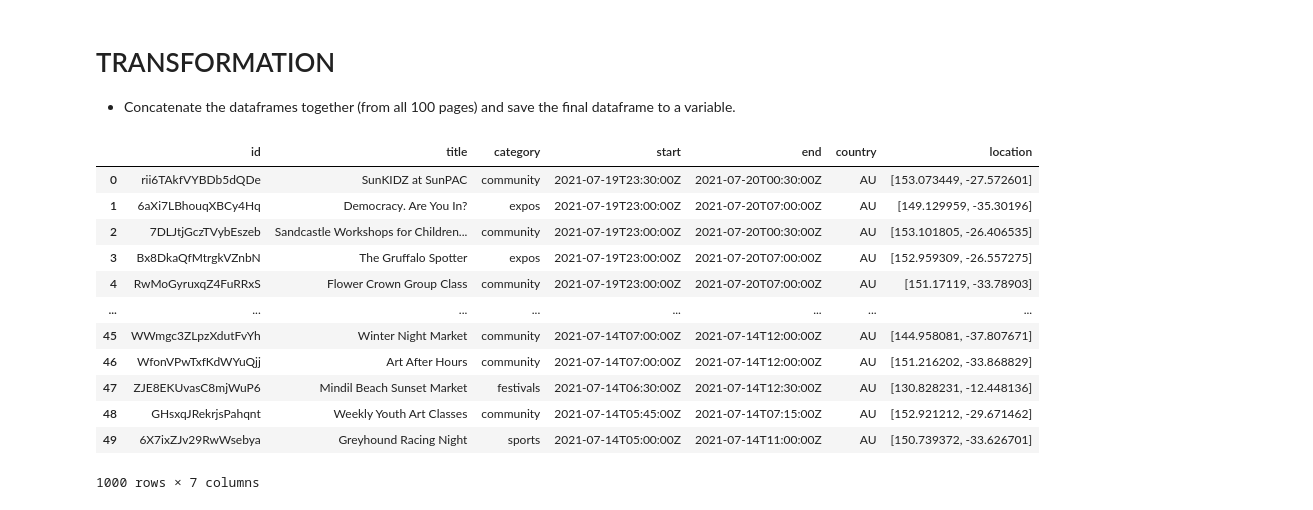
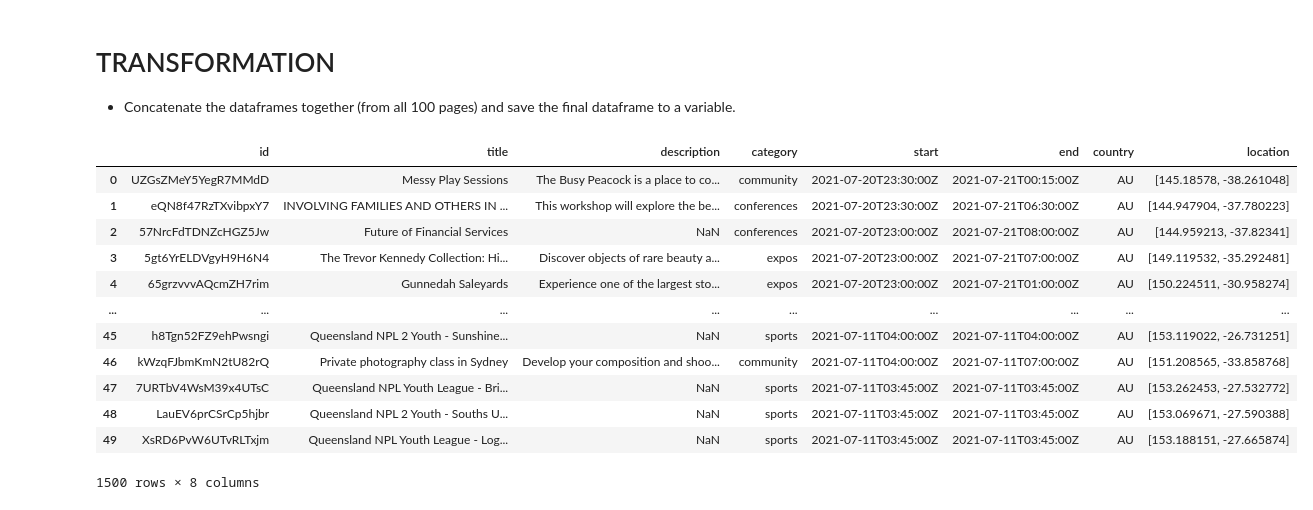
Before and after one commit to annabelcheong/project2, a Jupyter notebook: events.ipynb, the cells around one changed output. Cells and saved outputs as stored; diff of their text form; code cells hidden in the pictures.

Commit message:
merged dataframes

```diff
--- a/events.ipynb
+++ b/events.ipynb
@@ -192,10 +192,12 @@ for i in range (0,500,50):
 # %%
 # Create variable "entries" to store the list of dictionaries;
 # Each loop will contain a dictionary (as each pandas dataframe is a dictionaries).
-entries=[]
+events_entries=[]
+address_entries=[]
+
 
 # Do a 'for loop' which loops from index 0 to 5000, at muliples of 50 (as API page can only call 50 entries max each time)
-for i in range(0,1000,50):
+for i in range(0,1500,50):
 
     response = requests.get(
         url=f"https://api.predicthq.com/v1/events?offset={i}&limit=50",
@@ -217,15 +219,20 @@ for i in range(0,1000,50):
     data1 = data['results']
     # Save to variable "events_df" the dictionary (data> results)
     events_df = pd.json_normalize(data, ['results'], errors='ignore')
-    f_address_df = pd.json_normalize(data1,['entities'], errors='ignore')
+    # print(events_df.head(3))
+    address_df = pd.json_normalize(data1,['entities'], errors='ignore')
+    # print(address_df.head(3))
+
     # Extract out only required variables (column headings)
-    events_df = events_df[["id","title","description","category","start","end","country","location"]
-    f_address_df = f_address_df[[]]
+    events_df = events_df[["id","title","description","category","start","end","country","location"]]
+    print(events_df.head(3))
+    address_df = address_df[["name","formatted_address"]]
+    print(address_df.head(3))
 
+    events_entries.append(events_df)
+    address_entries.append(address_df)
 
-
-
-    entries.append(events_df)
-
-    print(entries)
+    # TEST
+    # print(events_entries)
+    # print(address_entries)
 # %% [output]
@@ -250,22 +257,28 @@ for i in range(0,1000,50):
 # TRANSFORMATION
 - Concatenate the dataframes together (from all 100 pages) and save the final dataframe to a variable.
 # %%
-# Concatenate all the dictionaries within list "entries".
-# i.e. Convert list "entries" to contain the data in the 1 dictionary.
-# Save into variable "entries_df"
-entries_df = pd.concat(entries)
-entries_df
+# Concatenate all the dictionaries within list "events_entries".
+# i.e. Convert list to contain the data in the 1 dictionary.
+# Save into variable "events_entries_df"
+events_entries_df = pd.concat(events_entries)
+
+# Replace fields which a blank with NaN value
+nan_value = float("NaN")
+events_entries_df.replace("", nan_value, inplace=True)
+
+events_entries_df.dropna(subset = ["title"], inplace=True)
+events_entries_df
 # %% [output]
-|  | id | title | category | start | end | country | location |
-| 0 | rii6TAkfVYBDb5dQDe | SunKIDZ at SunPAC | community | 2021-07-19T23:30:00Z | 2021-07-20T00:30:00Z | AU | [153.073449, -27.572601] |
-| 1 | 6aXi7LBhouqXBCy4Hq | Democracy. Are You In? | expos | 2021-07-19T23:00:00Z | 2021-07-20T07:00:00Z | AU | [149.129959, -35.30196] |
-| 2 | 7DLJtjGczTVybEszeb | Sandcastle Workshops for Children... | community | 2021-07-19T23:00:00Z | 2021-07-20T00:30:00Z | AU | [153.101805, -26.406535] |
-| 3 | Bx8DkaQfMtrgkVZnbN | The Gruffalo Spotter | expos | 2021-07-19T23:00:00Z | 2021-07-20T07:00:00Z | AU | [152.959309, -26.557275] |
-| 4 | RwMoGyruxqZ4FuRRxS | Flower Crown Group Class | community | 2021-07-19T23:00:00Z | 2021-07-20T07:00:00Z | AU | [151.17119, -33.78903] |
-| ... | ... | ... | ... | ... | ... | ... | ... |
-| 45 | WWmgc3ZLpzXdutFvYh | Winter Night Market | community | 2021-07-14T07:00:00Z | 2021-07-14T12:00:00Z | AU | [144.958081, -37.807671] |
-| 46 | WfonVPwTxfKdWYuQjj | Art After Hours | community | 2021-07-14T07:00:00Z | 2021-07-14T12:00:00Z | AU | [151.216202, -33.868829] |
-| 47 | ZJE8EKUvasC8mjWuP6 | Mindil Beach Sunset Market | festivals | 2021-07-14T06:30:00Z | 2021-07-14T12:30:00Z | AU | [130.828231, -12.448136] |
-| 48 | GHsxqJRekrjsPahqnt | Weekly Youth Art Classes | community | 2021-07-14T05:45:00Z | 2021-07-14T07:15:00Z | AU | [152.921212, -29.671462] |
-| 49 | 6X7ixZJv29RwWsebya | Greyhound Racing Night | sports | 2021-07-14T05:00:00Z | 2021-07-14T11:00:00Z | AU | [150.739372, -33.626701] |
+|  | id | title | description | category | start | end | country | location |
+| 0 | UZGsZMeY5YegR7MMdD | Messy Play Sessions | The Busy Peacock is a place to co... | community | 2021-07-20T23:30:00Z | 2021-07-21T00:15:00Z | AU | [145.18578, -38.261048] |
+| 1 | eQN8f47RzTXvibpxY7 | INVOLVING FAMILIES AND OTHERS IN ... | This workshop will explore the be... | conferences | 2021-07-20T23:30:00Z | 2021-07-21T06:30:00Z | AU | [144.947904, -37.780223] |
+| 2 | 57NrcFdTDNZcHGZ5Jw | Future of Financial Services | NaN | conferences | 2021-07-20T23:00:00Z | 2021-07-21T08:00:00Z | AU | [144.959213, -37.82341] |
+| 3 | 5gt6YrELDVgyH9H6N4 | The Trevor Kennedy Collection: Hi... | Discover objects of rare beauty a... | expos | 2021-07-20T23:00:00Z | 2021-07-21T07:00:00Z | AU | [149.119532, -35.292481] |
+| 4 | 65grzvvvAQcmZH7rim | Gunnedah Saleyards | Experience one of the largest sto... | expos | 2021-07-20T23:00:00Z | 2021-07-21T01:00:00Z | AU | [150.224511, -30.958274] |
+| ... | ... | ... | ... | ... | ... | ... | ... | ... |
+| 45 | h8Tgn52FZ9ehPwsngi | Queensland NPL 2 Youth - Sunshine... | NaN | sports | 2021-07-11T04:00:00Z | 2021-07-11T04:00:00Z | AU | [153.119022, -26.731251] |
+| 46 | kWzqFJbmKmN2tU82rQ | Private photography class in Sydney | Develop your composition and shoo... | community | 2021-07-11T04:00:00Z | 2021-07-11T07:00:00Z | AU | [151.208565, -33.858768] |
+| 47 | 7URTbV4WsM39x4UTsC | Queensland NPL Youth League - Bri... | NaN | sports | 2021-07-11T03:45:00Z | 2021-07-11T03:45:00Z | AU | [153.262453, -27.532772] |
+| 48 | LauEV6prCSrCp5hjbr | Queensland NPL 2 Youth - Souths U... | NaN | sports | 2021-07-11T03:45:00Z | 2021-07-11T03:45:00Z | AU | [153.069671, -27.590388] |
+| 49 | XsRD6PvW6UTvRLTxjm | Queensland NPL Youth League - Log... | NaN | sports | 2021-07-11T03:45:00Z | 2021-07-11T03:45:00Z | AU | [153.188151, -27.665874] |
-1000 rows × 7 columns
+1500 rows × 8 columns
```
Also changed, not shown: parts of 7 cells of this notebook.
